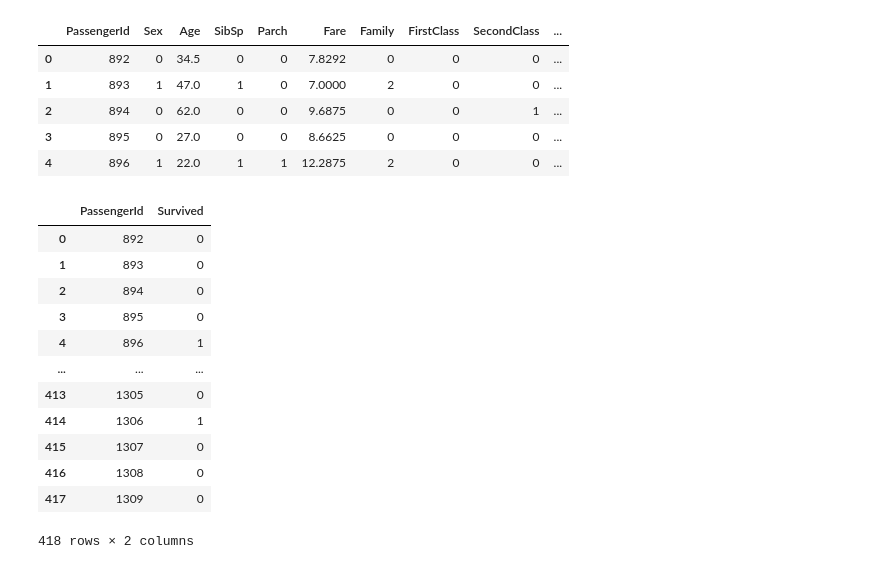
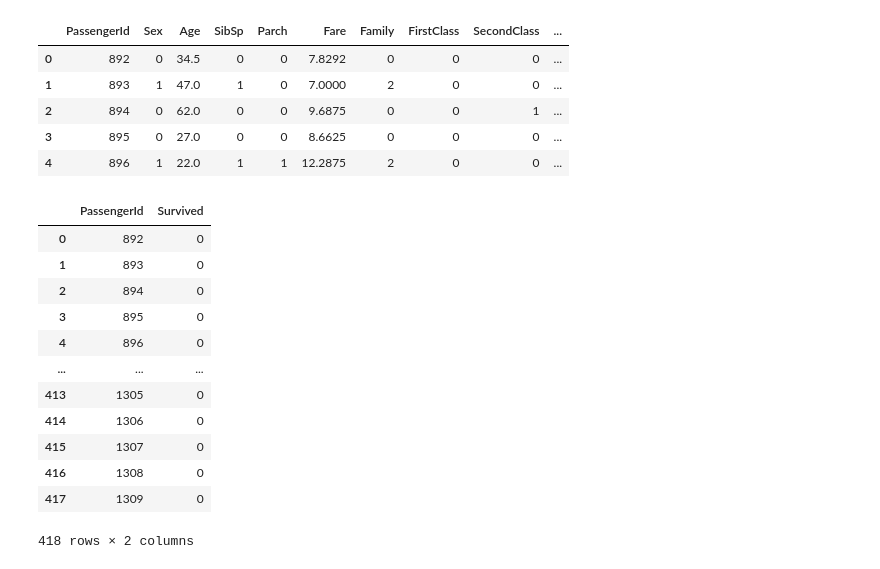
Before and after one commit to zele95/Kaggle_Titanic_ML, a Jupyter notebook: main.ipynb, the cells around one changed output. Saved outputs shown, nothing was run; the diff lists cells and outputs as text; code cells hidden in the pictures.

```diff
--- a/main.ipynb
+++ b/main.ipynb
@@ -331,10 +400,14 @@ Decision tree model score: 0.8146067415730337
 #### Random Forest Classifier
 # %%
 # create and fit random forest
-forest = RandomForestClassifier(random_state = 1,n_estimators = 200)
-forest.fit(X_train,y_train)
+RFclf = RandomForestClassifier(random_state = 1,n_estimators = 200)
+RFclf.fit(X_train,y_train)
 
 # print feature importance and score
-print(list(zip(features.columns,forest.feature_importances_)))
-print(f'Random forest model score: {forest.score(X_test,y_test)}')
+print(list(zip(features.columns,RFclf.feature_importances_)))
+print()
+
+# get the score
+RFclf_score = RFclf.score(X_test,y_test)
+print(f'Random forest model score (validation data): {RFclf_score:.4f}')
 # %% [output]
@@ -350,3 +424,19 @@ Random forest model score: 0.8089887640449438
 ### **Submission**
 
 Now, the best model has to be chosen...
+# %%
+print('Model accuracy results')
+print()
+print('LR:  %.2f%%' % (LRclf_score*100))
+print('KNN:  %.2f%%' % (KNclf_score*100))
+print('MNB:  %.2f%%' % (MNBclf_score*100))
+print('SVC:  %.2f%%' % (SVCclf_score*100))
+print('DT: %.2f%%' % (DTclf_score*100))
+print('RF: %.2f%%' % (RFclf_score*100))
+
+models_list = [LRclf,KNclf,MNBclf,SVCclf,DTclf,RFclf]
+models_names_list =  ['LR','KNN','MNB','SVC','DT','RF']
+model_scores_list = [LRclf_score,KNclf_score,MNBclf_score,SVCclf_score,DTclf_score,RFclf_score]
+
+final_model = models_list[np.argmax(model_scores_list)]
+print(f'Best model is {models_names_list[np.argmax(model_scores_list)]}')
@@ -408,33 +510,27 @@ df_test.head()
 | 4 | 896 | 1 | 22.0 | 1 | 1 | 12.2875 | 2 | 0 | 0 | ... |
 # %%
 # Select the desired features
-test_features = df_test[['Sex','FirstClass','SecondClass','ThirdClass',\
-                    # 'Alone',\
-                    'Family',\
-                    # 'Parch',\
-                    # 'Embarked_C',\
-                    # 'Embarked_Q',\
-                    # 'Embarked_S',\
-                    'Age']]
+test_features = df_test[chosen_features]
 
 # Standardize the data
 test_features_std = stdScaler.transform(test_features)
 
 
-survived = LRmodel.predict(test_features_std)
+survived = final_model.predict(test_features_std) # fix not standardized
 submission = pd.concat([df_test['PassengerId'],pd.Series(survived,name = 'Survived')],axis = 1)
 
+# save submission
 submission
 # %% [output]
 |  | PassengerId | Survived |
 | 0 | 892 | 0 |
 | 1 | 893 | 0 |
 | 2 | 894 | 0 |
 | 3 | 895 | 0 |
-| 4 | 896 | 1 |
+| 4 | 896 | 0 |
 | ... | ... | ... |
 | 413 | 1305 | 0 |
-| 414 | 1306 | 1 |
+| 414 | 1306 | 0 |
 | 415 | 1307 | 0 |
 | 416 | 1308 | 0 |
 | 417 | 1309 | 0 |
```
Also changed, not shown: parts of 14 cells of this notebook, 1 other file.
